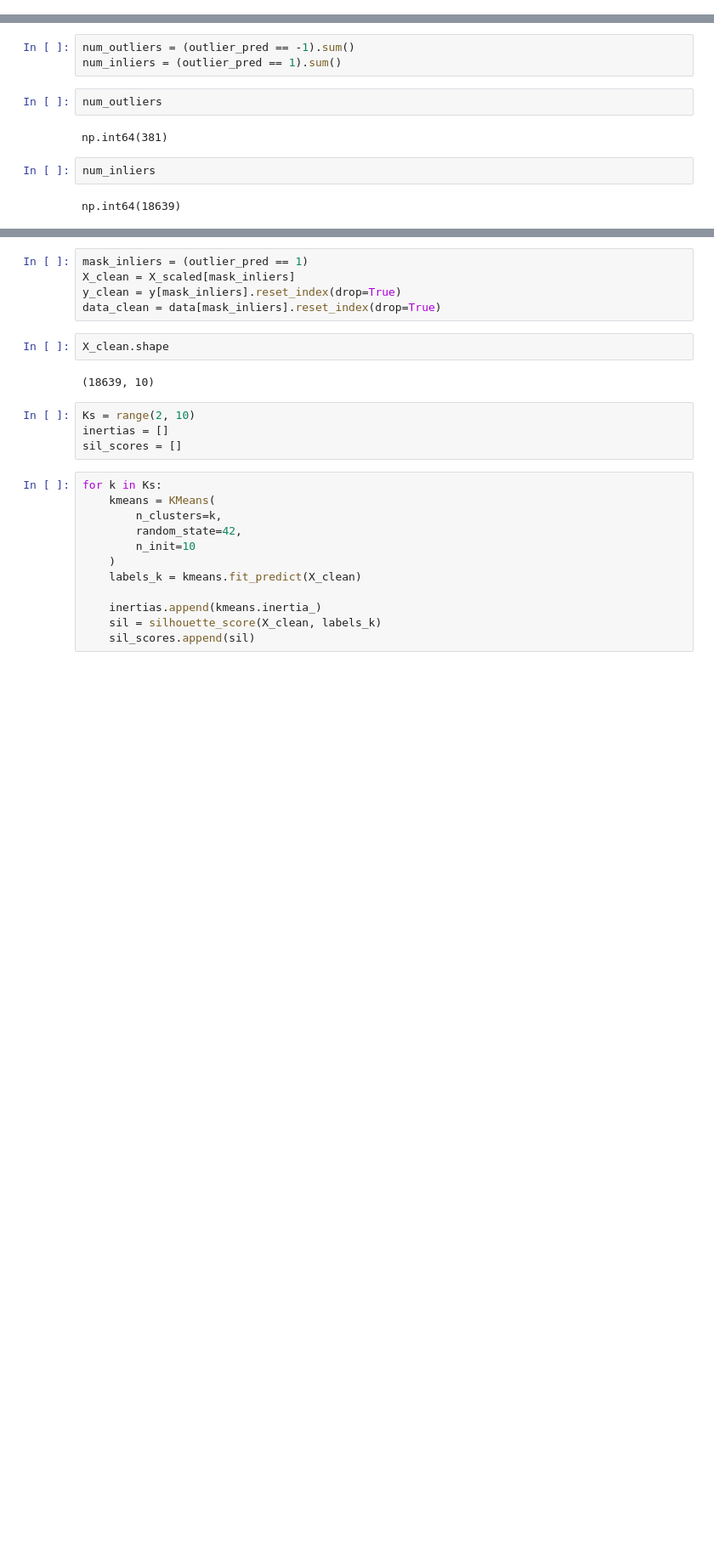
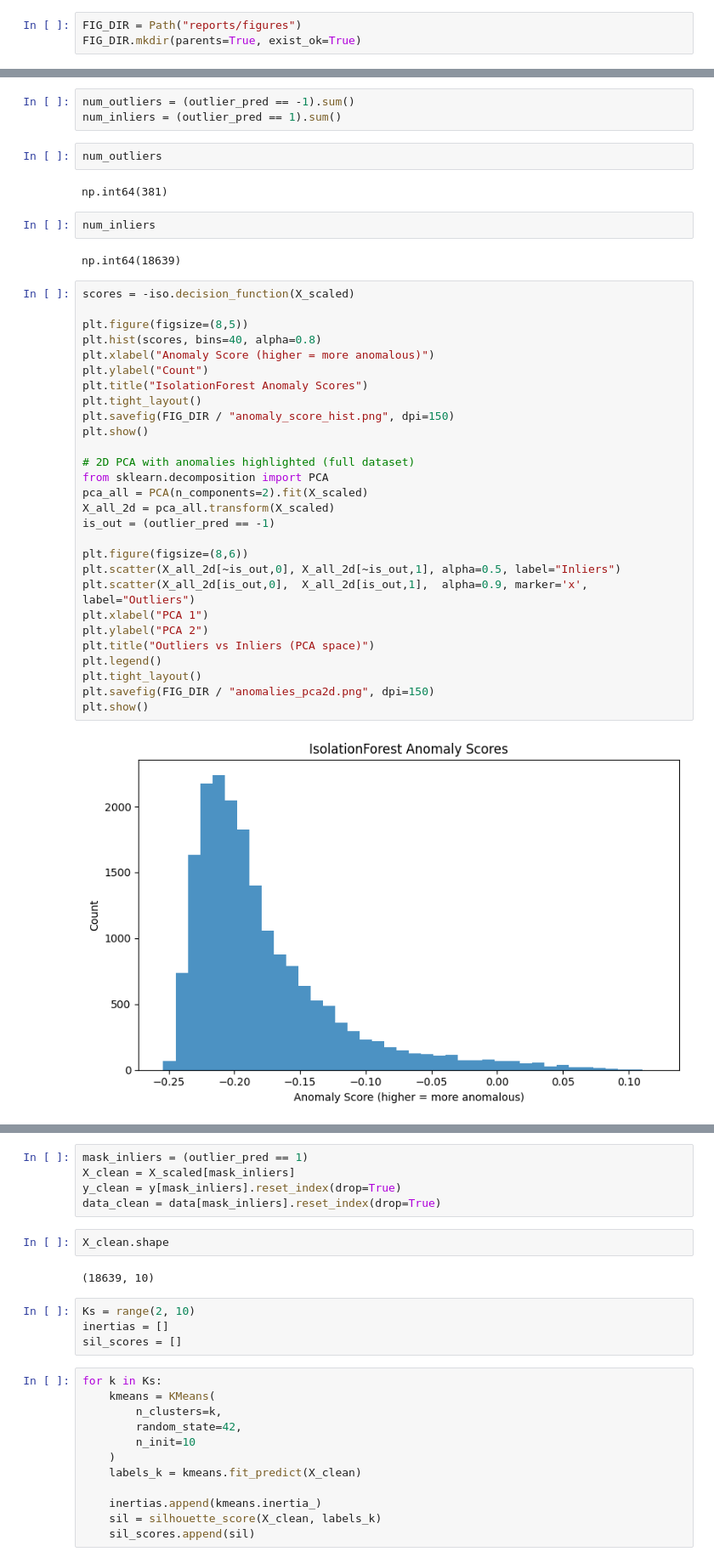
Before and after one commit to Ziad-0Waleed/Data-Mining-Project, a Jupyter notebook: Data Mining Project.ipynb, the cells around one changed output, grey strips where cells are left out. Shown at 85% size. Cells and saved outputs as stored; diff of their text form; blank space fills up the shorter version.

```diff
--- a/Data Mining Project.ipynb
+++ b/Data Mining Project.ipynb
@@ -9,3 +14,6 @@ from sklearn.metrics import silhouette_score
+# %%
+FIG_DIR = Path("reports/figures")
+FIG_DIR.mkdir(parents=True, exist_ok=True)
 # %%
 columns_name = ['fLength', 'fWidth', 'fSize', 'fConc', 'fConc1', 'fAsym', 'fM3Long', 'fM3Trans', 'fAlpha', 'fDist', 'class']
 # %%
@@ -124,3 +132,33 @@ np.int64(381)
 num_inliers
 # %% [output]
 np.int64(18639)
+# %%
+scores = -iso.decision_function(X_scaled)
+
+plt.figure(figsize=(8,5))
+plt.hist(scores, bins=40, alpha=0.8)
+plt.xlabel("Anomaly Score (higher = more anomalous)")
+plt.ylabel("Count")
+plt.title("IsolationForest Anomaly Scores")
+plt.tight_layout()
+plt.savefig(FIG_DIR / "anomaly_score_hist.png", dpi=150)
+plt.show()
+
+# 2D PCA with anomalies highlighted (full dataset)
+from sklearn.decomposition import PCA
+pca_all = PCA(n_components=2).fit(X_scaled)
+X_all_2d = pca_all.transform(X_scaled)
+is_out = (outlier_pred == -1)
+
+plt.figure(figsize=(8,6))
+plt.scatter(X_all_2d[~is_out,0], X_all_2d[~is_out,1], alpha=0.5, label="Inliers")
+plt.scatter(X_all_2d[is_out,0],  X_all_2d[is_out,1],  alpha=0.9, marker='x', label="Outliers")
+plt.xlabel("PCA 1")
+plt.ylabel("PCA 2")
+plt.title("Outliers vs Inliers (PCA space)")
+plt.legend()
+plt.tight_layout()
+plt.savefig(FIG_DIR / "anomalies_pca2d.png", dpi=150)
+plt.show()
+# %% [output]
+[figure, added]
```
Also changed, not shown: parts of 19 cells of this notebook, 12 other files.
